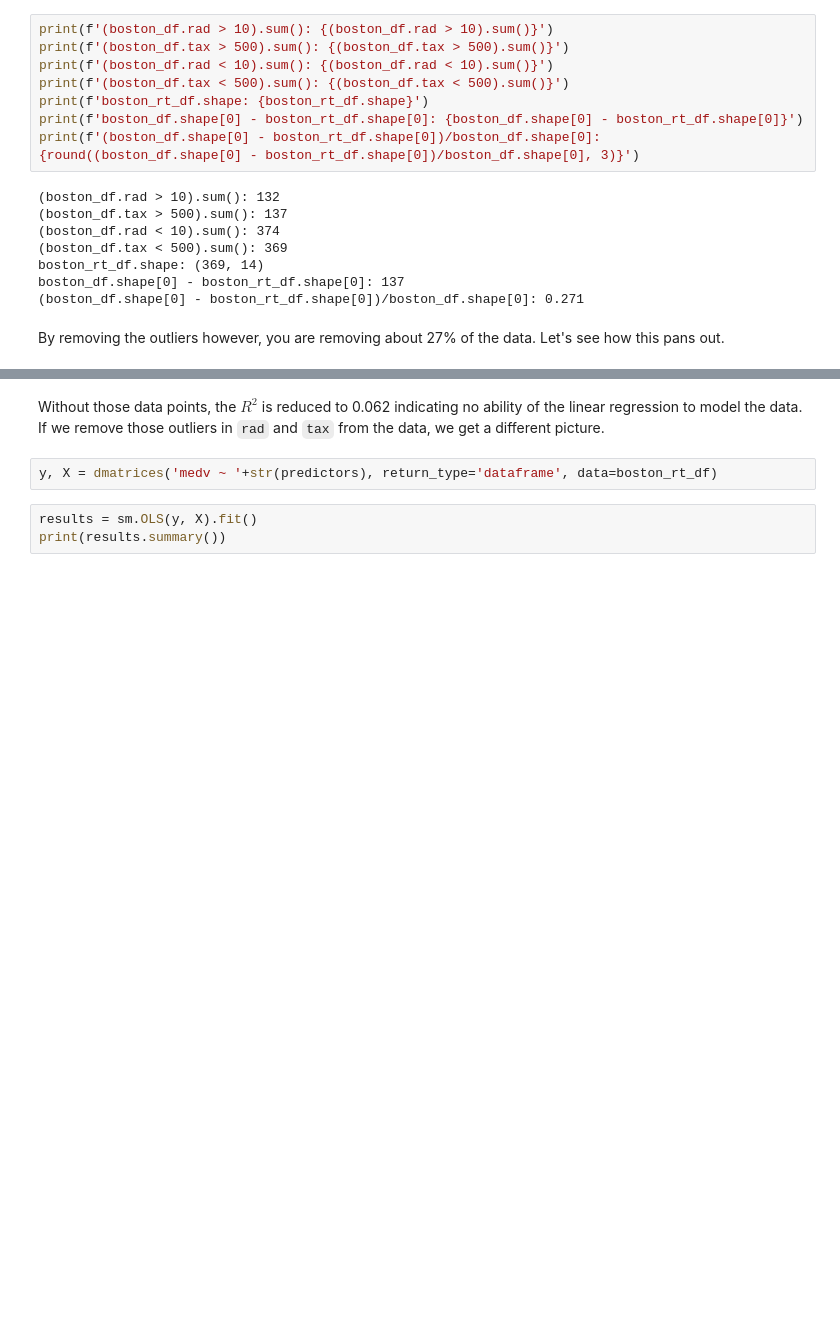
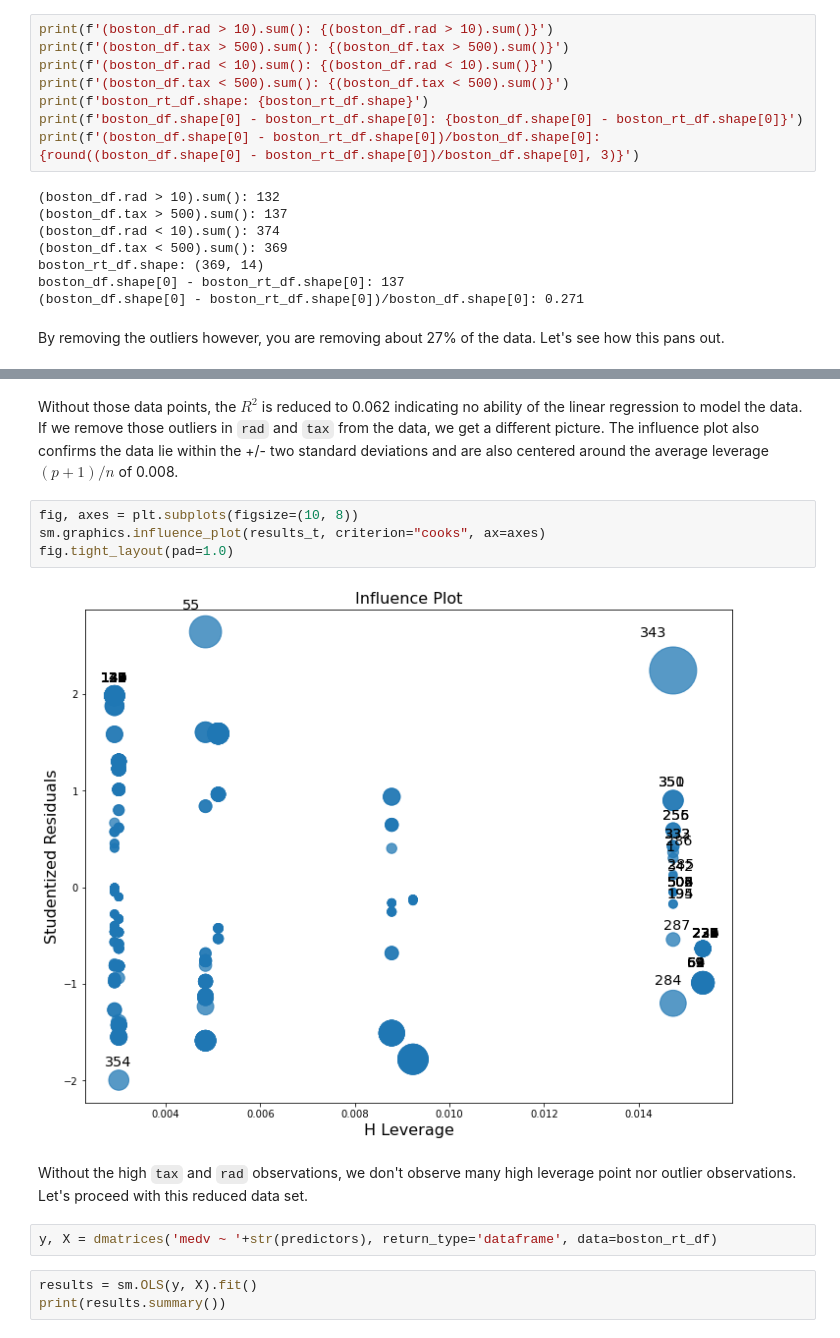
Before and after one commit to capac/ISLwR-python-code, a Jupyter notebook: chapter-3/Chapter 3. Linear Regression - Lab.ipynb, the cells around one changed output, grey strips where cells are left out. Saved outputs shown, nothing was run; the diff lists cells and outputs as text; blank space fills up the shorter version.

```diff
--- a/chapter-3/Chapter 3. Linear Regression - Lab.ipynb
+++ b/chapter-3/Chapter 3. Linear Regression - Lab.ipynb
@@ -227,7 +237,15 @@ Covariance Type:            nonrobust
 Notes:
 [1] Standard Errors assume that the covariance matrix of the errors is correctly specified.
 # %% [markdown]
-Without those data points, the $R^2$ is reduced to 0.062 indicating no ability of the linear regression to model the data. If we remove those outliers in `rad` and `tax` from the data, we get a different picture.
+Without those data points, the $R^2$ is reduced to 0.062 indicating no ability of the linear regression to model the data. If we remove those outliers in `rad` and `tax` from the data, we get a different picture. The influence plot also confirms the data lie within the +/- two standard deviations and are also centered around the average leverage $(p+1)/n$ of 0.008.
+# %%
+fig, axes = plt.subplots(figsize=(10, 8))
+sm.graphics.influence_plot(results_t, criterion="cooks", ax=axes)
+fig.tight_layout(pad=1.0)
+# %% [output]
+[figure, added]
+# %% [markdown]
+Without the high `tax` and `rad` observations, we don't observe many high leverage point nor outlier observations. Let's proceed with this reduced data set.
 # %%
 y, X = dmatrices('medv ~ '+str(predictors), return_type='dataframe', data=boston_rt_df)
 # %%
```
Also changed, not shown: parts of 13 cells of this notebook.
